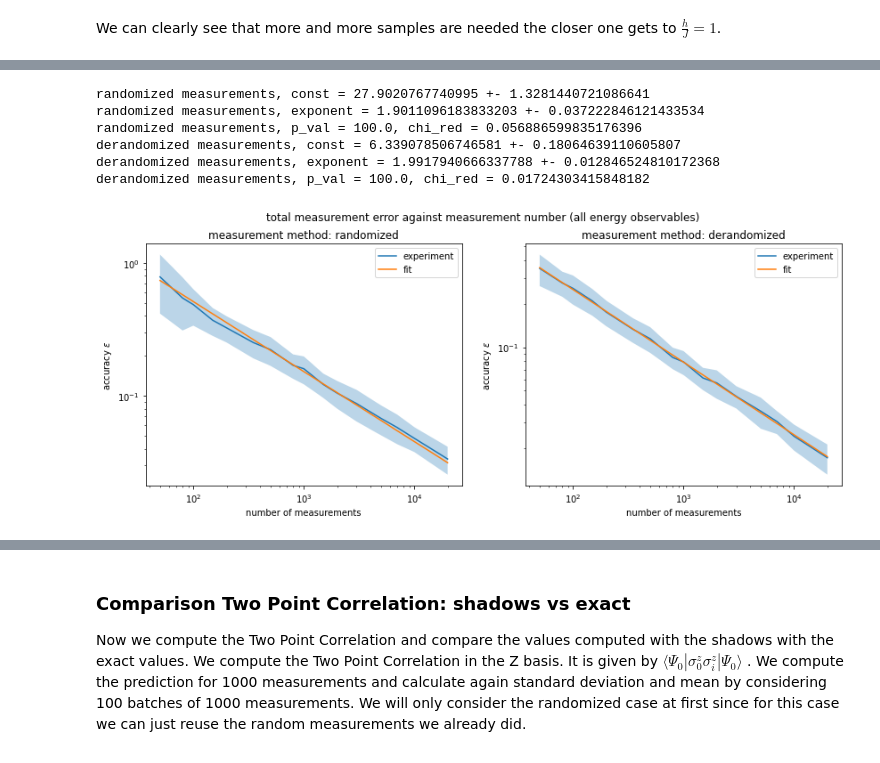
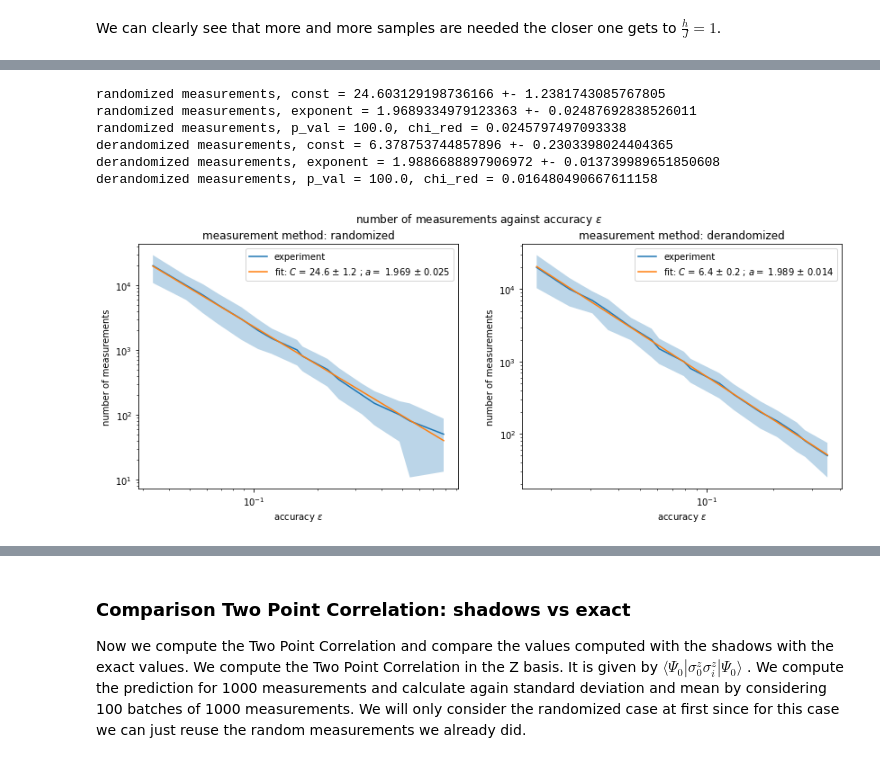
Before and after one commit to LennartBuerger/classical-shadows-for-1d-TFIM-energy-estimation, a Jupyter notebook: display_data/shadow_performance_analysis.ipynb, the cells around one changed output, grey strips where cells are left out. Cells and saved outputs as stored; diff of their text form; code cells hidden in the pictures.

```diff
--- a/display_data/shadow_performance_analysis.ipynb
+++ b/display_data/shadow_performance_analysis.ipynb
@@ -27,21 +29,20 @@ from bf_quantum_state import BFQuantumState
 # %%
 #global variables
-ratios_h_j = np.array([0.01, 0.02, 0.05, 0.1,
-                           0.2, 0.5, 1, 2, 5, 10, 20, 50, 100], dtype=float)
+ratios_h_j = np.array([1.0], dtype=float)
 save_direc_eigs = Path('data/Diagonal_hamiltonian/eigenvalues_first_three_dict.npy')
 save_direc_groundstate = Path('data/Diagonal_hamiltonian/groundstate_dict.npy')
 save_direc_measurements_two_point_correlation_derandomized = Path('data/shadow_measurements/measurements_two_point_corr_derandomized_dict.npy')
 ground_state_dict = np.load(save_direc_groundstate, allow_pickle='TRUE')
 ground_state_dict = ground_state_dict.item()
 # %%
-qubit_num = np.array([6, 8, 10, 12, 16])
+qubit_num = np.array([6, 8, 10, 12])
 # # the generation of a measurement procedure becomes very slow when num_of_measurements becomes big
 # (~1000). In the case of the ising model it is alright to proceed by using batches because we only
 # measure two different Pauli strings. We have to remove this batched procedure though when
 # dealing with more complicated systems where we have to measure more than 100 different Pauli Strings
 # for now we form batches of 100 measurements
 # num of measurements has to be a multiple of 100
-num_of_measurements = 10000
+num_of_measurements = 1000000
 measurement_methods = np.array(['derandomized', 'randomized'])
 for i in range(np.size(qubit_num)):
     for j in range(np.size(ratios_h_j)):
@@ -426,10 +413,14 @@ from scipy.optimize import curve_fit
 def log_epsilon(num_measurements_log, const_log, exponent):
     return (const_log - num_measurements_log)/exponent
 
+
+def log_n(error_log, const_log, exponent):
+    return const_log - exponent * error_log
+
 from scipy.stats import chi2
 
-def compute_p_value_and_chi_red(data, params, data_std):
-    chi2_sum = np.sum((np.exp(log_epsilon(np.log(num_of_measurements), params[0], params[1])) - data)**2/ data_std**2)
+def compute_p_value_and_chi_red(data_x, data_y, params, data_y_std):
+    chi2_sum = np.sum((np.exp(log_n(np.log(data_x), params[0], params[1])) - data_y)**2/ data_y_std**2)
     dof = np.size(num_of_measurements) - 2
     chi2_red = chi2_sum / dof
     p_val = round(1 - chi2.cdf(chi2_sum, dof),2)*100
@@ -442,50 +433,53 @@ some_ratios = np.array([1.0])
 fig, axs = plt.subplots(1, 2)
 fig.set_figheight(5)
 fig.set_figwidth(14)
-fig.suptitle('total measurement error against measurement number (all energy observables)')
+fig.suptitle('number of measurements against accuracy $\epsilon$')
 for l in range(0, 2):
     for i in range(0, np.size(some_ratios)):
         errors = np.zeros((batches, np.size(num_of_measurements)))
-        ground_state = ground_state_dict[str(1)]['periodic'][str(qubit_num)][str(some_ratios[0])]
-        observables = TfimHamiltonianOpenFermion(qubit_num, 1, some_ratios[0], 'periodic').observables_for_energy_estimation()
+        ground_state = ground_state_dict[str(1)]['periodic'][str(qubit_num)][str(some_ratios[i])]
+        observables = TfimHamiltonianOpenFermion(qubit_num, 1, some_ratios[i], 'periodic').observables_for_energy_estimation()
         save_direc_procedure = Path('data/shadow_measurements/measurement_procedure_ratio_'+\
                               str(some_ratios[i])+'_qubit_num_'+str(qubit_num)+'_method_'+measurement_methods[l]+'.npy')
         save_direc_index = Path('data/shadow_measurements/measurement_index_ratio_'+\
                               str(some_ratios[i])+'_qubit_num_'+str(qubit_num)+'_method_'+measurement_methods[l]+'.npy')
         measurement_procedure = np.lib.format.open_memmap(save_direc_procedure, dtype=np.str_, mode='r')
         measurement_index = np.lib.format.open_memmap(save_direc_index, dtype=np.int32, mode='r')
         for k in range(0, batches):
             for j in range(0, np.size(num_of_measurements)):
                 measurements = conversion_to_prediction_shadow_dict_shape(measurement_procedure[k*num_of_measurements[j]:(k+1)*num_of_measurements[j]],
                                                                           measurement_index[k*num_of_measurements[j]:(k+1)*num_of_measurements[j]], qubit_num)
                 errors_one_batch = []
                 for observable in observables:
                     exp_val_obs_shadow = BFQuantumState(qubit_num, ground_state).local_observable_shadow(observable, measurements)
                     exp_val_obs_brute = BFQuantumState(qubit_num, ground_state).local_observable(observable)
                     errors_one_batch.append(np.abs(exp_val_obs_brute - exp_val_obs_shadow))
                 errors[k, j] = np.amax(errors_one_batch, axis = 0)
 
         error_mean = np.mean(errors, axis=0)
         error_std = np.std(errors, axis=0)
-        popt, pcov = curve_fit(log_epsilon, np.log(num_of_measurements), np.log(error_mean), sigma=np.log(error_std))
-        p_val, chi_red = compute_p_value_and_chi_red(error_mean, popt, error_std)
+        popt, pcov = curve_fit(log_n, np.log(error_mean), np.log(num_of_measurements))
         print(measurement_methods[l] + ' measurements, const = ' + str(np.exp(popt[0])) + ' +- ' + str(np.exp(popt[0]) * np.sqrt(pcov[0][0])))
         print(measurement_methods[l] + ' measurements, exponent = ' + str(popt[1]) + ' +- ' + str(np.sqrt(pcov[1][1])))
+        num_of_measurements_std = np.exp(popt[0]) * popt[1] / (error_mean ** (popt[1] + 1)) * error_std
+        p_val, chi_red = compute_p_value_and_chi_red(error_mean, num_of_measurements, popt, num_of_measurements_std)
         print(measurement_methods[l] + ' measurements, p_val = ' + str(p_val) + ', chi_red = ' + str(chi_red))
-        axs[l].errorbar(num_of_measurements, error_mean, label = 'experiment')
-        axs[l].fill_between(num_of_measurements, error_mean - error_std, error_mean + error_std, alpha = 0.3)
-        axs[l].errorbar(num_of_measurements, np.exp(log_epsilon(np.log(num_of_measurements),popt[0], popt[1])), label='fit')
-        axs[l].set(xscale='log', yscale='log', xlabel='number of measurements', ylabel = 'accuracy $\epsilon$')
+        axs[l].errorbar(error_mean, num_of_measurements, label = 'experiment')
+        axs[l].fill_between(error_mean, num_of_measurements - num_of_measurements_std, num_of_measurements + num_of_measurements_std, alpha = 0.3)
+        axs[l].errorbar(error_mean, np.exp(log_n(np.log(error_mean),popt[0], popt[1])),
+                        label='fit: $C$ = ' + str(np.round(np.exp(popt[0]),1)) + ' $\pm$ ' + str(np.round(np.exp(popt[0]) * np.sqrt(pcov[0][0]),1))
+                        + ' ; $a=$ ' + str(np.round(popt[1],3)) + ' $\pm$ ' + str(np.round(np.sqrt(pcov[1][1]),3)) )
+        axs[l].set(xscale='log', yscale='log', ylabel='number of measurements', xlabel = 'accuracy $\epsilon$')
         axs[l].set_title('measurement method: ' + str(measurement_methods[l]))
         axs[l].legend()
 # %% [output]
-randomized measurements, const = 27.9020767740995 +- 1.3281440721086641
-randomized measurements, exponent = 1.9011096183833203 +- 0.037222846121433534
-randomized measurements, p_val = 100.0, chi_red = 0.056886599835176396
-derandomized measurements, const = 6.339078506746581 +- 0.18064639110605807
-derandomized measurements, exponent = 1.9917940666337788 +- 0.012846524810172368
-derandomized measurements, p_val = 100.0, chi_red = 0.01724303415848182
+randomized measurements, const = 24.603129198736166 +- 1.2381743085767805
+randomized measurements, exponent = 1.9689334979123363 +- 0.02487692838526011
+randomized measurements, p_val = 100.0, chi_red = 0.0245797497093338
+derandomized measurements, const = 6.378753744857896 +- 0.2303398024404365
+derandomized measurements, exponent = 1.9886688897906972 +- 0.013739989651850608
+derandomized measurements, p_val = 100.0, chi_red = 0.016480490667611158
-[figure, old version]
+[figure, new version]
 # %% [markdown]
 This shows that both the randomized and derandomized approach have approximately
 the same $\epsilon$. The
```
Also changed, not shown: parts of 10 cells of this notebook.
